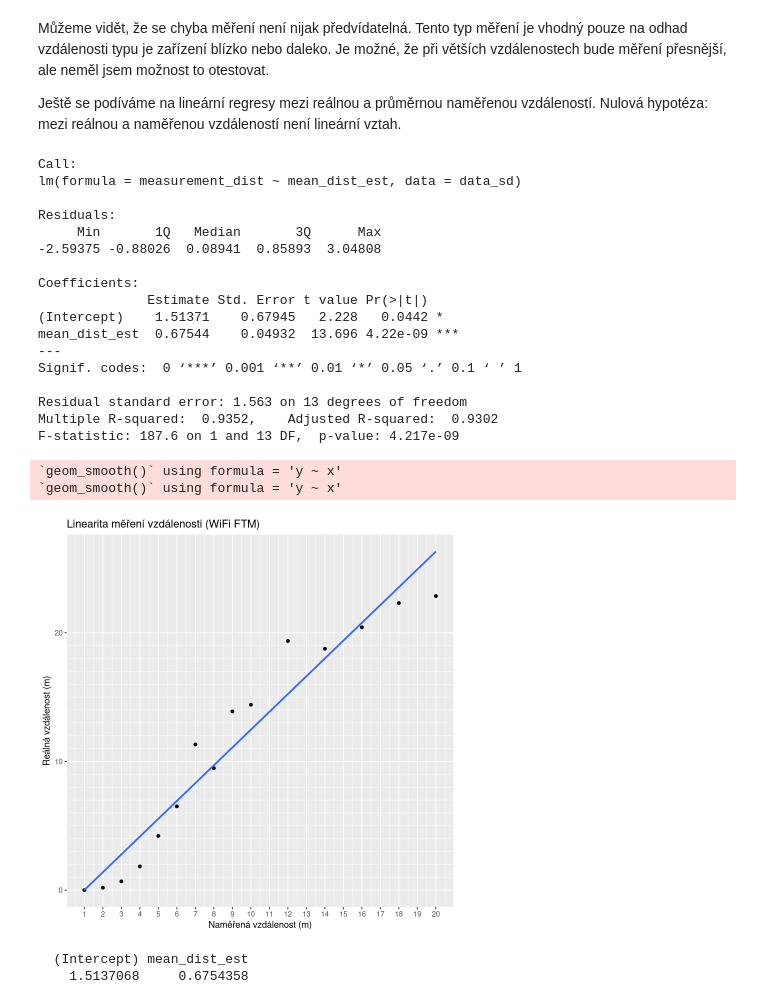
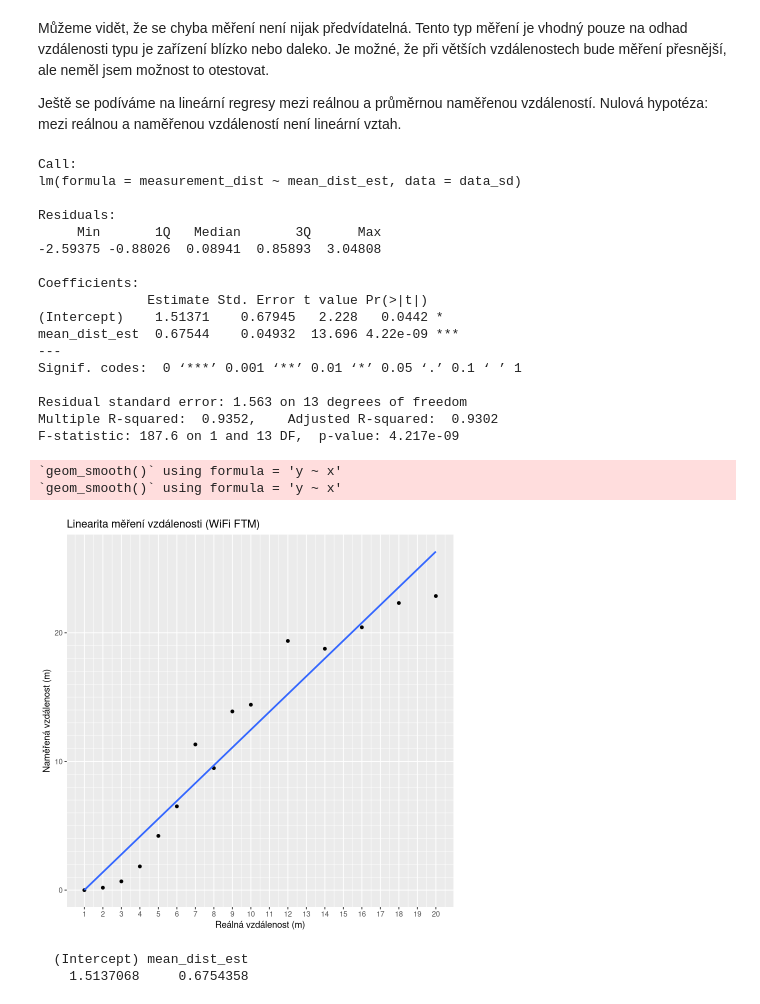
Before and after one commit to danielkurek/imf, a Jupyter notebook: distance-analysis/ftm_stat.ipynb, the cells around one changed output. Cells and saved outputs as stored; diff of their text form; code cells hidden in the pictures.

```diff
--- a/distance-analysis/ftm_stat.ipynb
+++ b/distance-analysis/ftm_stat.ipynb
@@ -155,36 +165,36 @@ model <- lm(measurement_dist ~ mean_dist_est, data = data_sd)
 summary(model)
 
 data_sd %>%
   ggplot(aes(x=measurement_dist, y=mean_dist_est)) +
   geom_point() +
   geom_smooth(method="lm", se=FALSE) +
   scale_y_continuous(minor_breaks = 1:20) +
   scale_x_continuous(breaks = 1:20) +
   ggtitle("Linearita měření vzdálenosti (WiFi FTM)") +
-  ylab("Reálná vzdálenost (m)") +
-  xlab("Naměřená vzdálenost (m)")
+  xlab("Reálná vzdálenost (m)") +
+  ylab("Naměřená vzdálenost (m)")
 ggsave("out/ftm_linear_model.pdf", height = 10, width = 15, units = "cm", dpi = 450, create.dir = TRUE)
 # %% [output]
 Call:
 lm(formula = measurement_dist ~ mean_dist_est, data = data_sd)
 
 Residuals:
      Min       1Q   Median       3Q      Max
 -2.59375 -0.88026  0.08941  0.85893  3.04808
 
 Coefficients:
               Estimate Std. Error t value Pr(>|t|)
 (Intercept)    1.51371    0.67945   2.228   0.0442 *
 mean_dist_est  0.67544    0.04932  13.696 4.22e-09 ***
 ---
 Signif. codes:  0 ‘***’ 0.001 ‘**’ 0.01 ‘*’ 0.05 ‘.’ 0.1 ‘ ’ 1
 
 Residual standard error: 1.563 on 13 degrees of freedom
 Multiple R-squared:  0.9352,    Adjusted R-squared:  0.9302
 F-statistic: 187.6 on 1 and 13 DF,  p-value: 4.217e-09
 `geom_smooth()` using formula = 'y ~ x'
 `geom_smooth()` using formula = 'y ~ x'
-[figure, old version]
+[figure, new version]
 # %%
 model$coefficients
 # %% [output]
```
Also changed, not shown: parts of 6 cells of this notebook.
